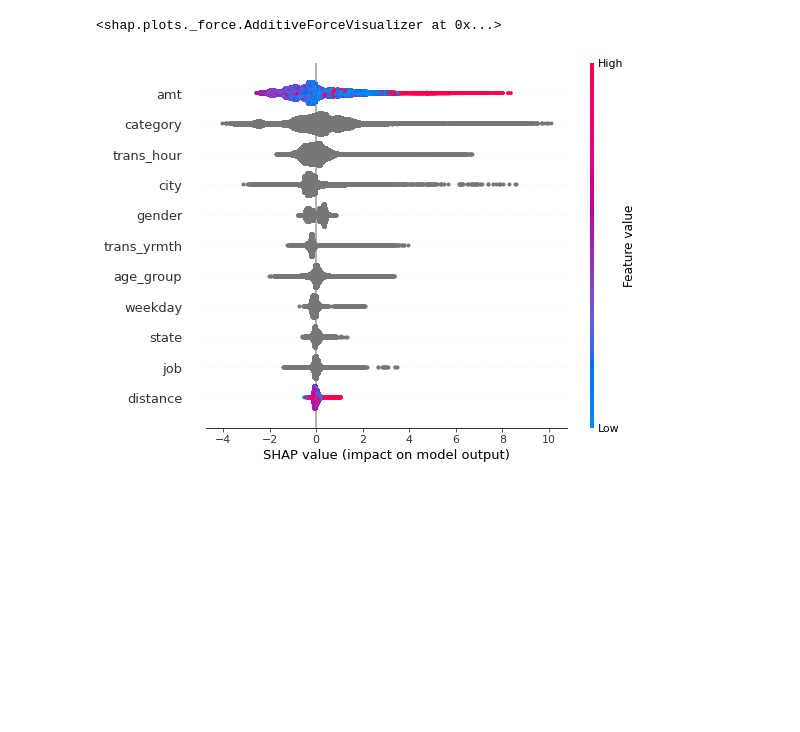
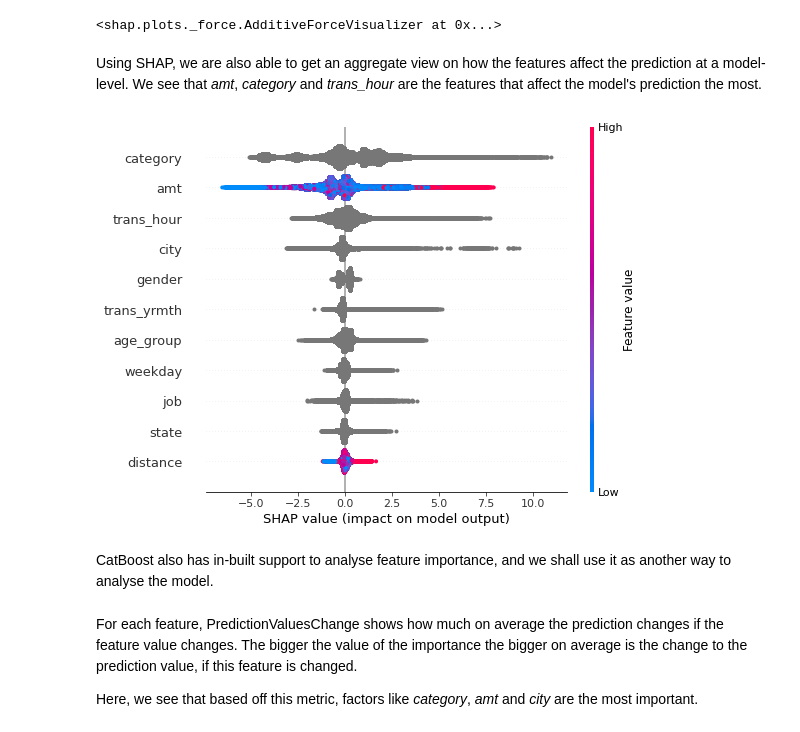
Before and after one commit to rendao1010/BT4012-Group-15, a Jupyter notebook: models/CatBoost.ipynb, the cells around one changed output. Cells and saved outputs as stored; diff of their text form; code cells hidden in the pictures; blank space fills up the shorter version.

Commit message:
updated CatBoost

```diff
--- a/models/CatBoost.ipynb
+++ b/models/CatBoost.ipynb
@@ -170,0 +180,7 @@ Successfully installed catboost-1.1
+# %%
+baseline_clf = CatBoostClassifier(cat_features=categorical_variables,
+                                  random_state=4012)
+
+start_time = time.perf_counter()
+baseline_clf.fit(X_train, y_train)
+baseline_training_time = time.perf_counter() - start_time
@@ -255,6 +316,4 @@ rscv_clf.best_params_
 # %%
-categorical_variables = ['category', 'gender', 'city', 'state', 'job', 'age_group', 'trans_hour', 'trans_yrmth', 'weekday']
-
 params = {'max_depth': [6, 7, 8, 9, 10],
           'learning_rate': np.linspace(0, 1, 10),
           'random_strength': [0.2, 0.5, 0.8],
@@ -266,6 +325,6 @@ clf2 = CatBoostClassifier(iterations=20,
                          cat_features=categorical_variables,
                          random_state=4012)
 
-clf2.randomized_search(params, X_train, y_train, plot=True)
+res2 = clf2.randomized_search(params, X_train, y_train, plot=True)
 # %% [output]
 MetricVisualizer(layout=Layout(align_self='stretch', height='500px'))
@@ -354,17 +442,17 @@ weighted avg       1.00      1.00      1.00    370479
 # %%
-categorical_variables = ['category', 'gender', 'city', 'state', 'job', 'age_group', 'trans_hour', 'trans_yrmth', 'weekday']
-
 params = {'max_depth': [6, 7, 8, 9, 10],
           'learning_rate': np.linspace(0, 1, 10),
           'random_strength': [0.2, 0.5, 0.8],
           'max_ctr_complexity': [1, 2, 3, 4, 5],
           'l2_leaf_reg': [2, 4, 6, 8, 10],
           'min_data_in_leaf': [2, 3, 4, 5],
-          'iterations': [40, 80, 160, 320, 640]}
+          'iterations': [250, 500, 1000],
+          'border_count': [127, 254, 500],
+          }
 
 clf4 = CatBoostClassifier(cat_features=categorical_variables,
                          random_state=4012)
 
-clf4.randomized_search(params, X_train, y_train, plot=True)
+res4 = clf4.randomized_search(params, X_train, y_train, plot=True)
 # %% [output]
 MetricVisualizer(layout=Layout(align_self='stretch', height='500px'))
@@ -532,14 +596,18 @@ shap.force_plot(expected_value, shap_values[3,:], X_test.iloc[3,:])
 # %% [output]
 [interactive output not drawn]
 <shap.plots._force.AdditiveForceVisualizer at 0x...>
+# %% [markdown]
+Using SHAP, we are also able to get an aggregate view on how the features affect the prediction at a model-level. We see that _amt_, _category_ and _trans_hour_ are the features that affect the model's prediction the most.
 # %%
-shap_values = clf4.get_feature_importance(Pool(X_test, label=y_test,cat_features=categorical_variables),
+shap_values = baseline_clf.get_feature_importance(Pool(X_test, label=y_test,cat_features=categorical_variables),
                                                                      type="ShapValues")
 shap_values = shap_values[:,:-1]
 
 shap.summary_plot(shap_values, X_test)
 # %% [output]
-[figure, old version]
+[figure, new version]
+# %% [markdown]
+CatBoost also has in-built support to analyse feature importance, and we shall use it as another way to analyse the model.
 # %%
 from sklearn.metrics import log_loss
 
@@ -557,6 +625,10 @@ def get_feature_imp_plot(method):
     ax.set_title("Feature Importance using {}".format(method), fontsize = 14)
     ax.set_xlabel("features")
     plt.show()
+# %% [markdown]
+For each feature, PredictionValuesChange shows how much on average the prediction changes if the feature value changes. The bigger the value of the importance the bigger on average is the change to the prediction value, if this feature is changed.
+
+Here, we see that based off this metric, factors like _category_, _amt_ and _city_ are the most important.
 # %%
 get_feature_imp_plot(method="PredictionValuesChange")
 # %% [output]
```
Also changed, not shown: parts of 43 cells of this notebook.
